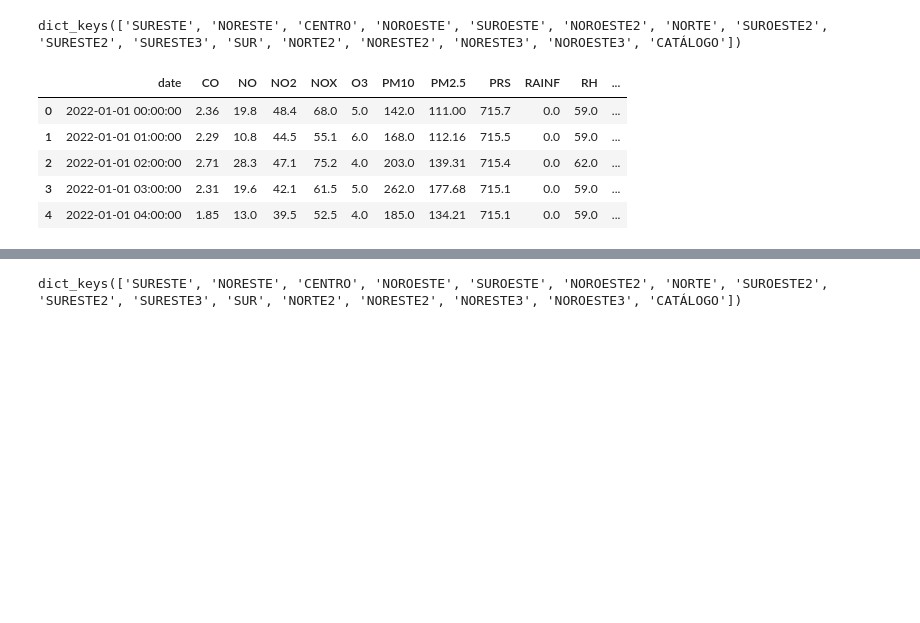
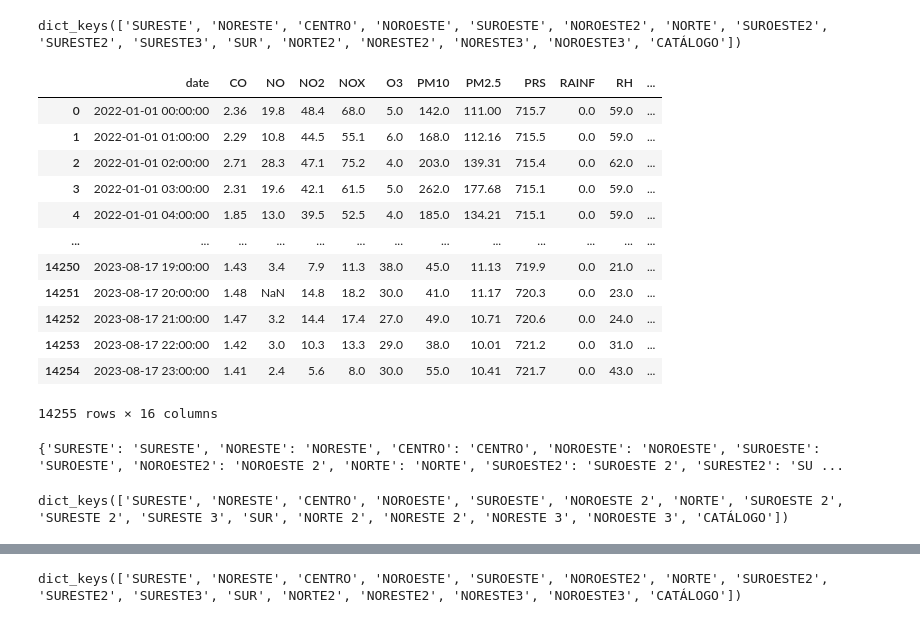
Before and after one commit to Huesoro/Multivariate_Analysis, a Jupyter notebook: DEA.ipynb, the cells around one changed output, grey strips where cells are left out. Drawn from its saved outputs; the diff is of its cells as text; code cells hidden in the pictures; blank space fills up the shorter version.

```diff
--- a/DEA.ipynb
+++ b/DEA.ipynb
@@ -3,5 +3,8 @@ import pandas as pd
 import numpy as np
 import matplotlib.pyplot as plt
 import seaborn as sns
+# %%
+#Put unlimited max columns when displaying dataframes
+pd.set_option('display.max_columns', None)
 # %%
 df2023_2024 = pd.read_excel("DATOS HISTÓRICOS 2023_2024_TODAS ESTACIONES_ITESM.xlsx")
@@ -48,11 +85,46 @@ df2022_2023.keys()
 dict_keys(['SURESTE', 'NORESTE', 'CENTRO', 'NOROESTE', 'SUROESTE', 'NOROESTE2', 'NORTE', 'SUROESTE2', 'SURESTE2', 'SURESTE3', 'SUR', 'NORTE2', 'NORESTE2', 'NORESTE3', 'NOROESTE3', 'CATÁLOGO'])
 # %%
 #Access to SURESTE sheet
-df2022_2023["SURESTE"].head()
+df2022_2023["SURESTE"]
 # %% [output]
 |  | date | CO | NO | NO2 | NOX | O3 | PM10 | PM2.5 | PRS | RAINF | RH | ... |
 | 0 | 2022-01-01 00:00:00 | 2.36 | 19.8 | 48.4 | 68.0 | 5.0 | 142.0 | 111.00 | 715.7 | 0.0 | 59.0 | ... |
 | 1 | 2022-01-01 01:00:00 | 2.29 | 10.8 | 44.5 | 55.1 | 6.0 | 168.0 | 112.16 | 715.5 | 0.0 | 59.0 | ... |
 | 2 | 2022-01-01 02:00:00 | 2.71 | 28.3 | 47.1 | 75.2 | 4.0 | 203.0 | 139.31 | 715.4 | 0.0 | 62.0 | ... |
 | 3 | 2022-01-01 03:00:00 | 2.31 | 19.6 | 42.1 | 61.5 | 5.0 | 262.0 | 177.68 | 715.1 | 0.0 | 59.0 | ... |
 | 4 | 2022-01-01 04:00:00 | 1.85 | 13.0 | 39.5 | 52.5 | 4.0 | 185.0 | 134.21 | 715.1 | 0.0 | 59.0 | ... |
+| ... | ... | ... | ... | ... | ... | ... | ... | ... | ... | ... | ... | ... |
+| 14250 | 2023-08-17 19:00:00 | 1.43 | 3.4 | 7.9 | 11.3 | 38.0 | 45.0 | 11.13 | 719.9 | 0.0 | 21.0 | ... |
+| 14251 | 2023-08-17 20:00:00 | 1.48 | NaN | 14.8 | 18.2 | 30.0 | 41.0 | 11.17 | 720.3 | 0.0 | 23.0 | ... |
+| 14252 | 2023-08-17 21:00:00 | 1.47 | 3.2 | 14.4 | 17.4 | 27.0 | 49.0 | 10.71 | 720.6 | 0.0 | 24.0 | ... |
+| 14253 | 2023-08-17 22:00:00 | 1.42 | 3.0 | 10.3 | 13.3 | 29.0 | 38.0 | 10.01 | 721.2 | 0.0 | 31.0 | ... |
+| 14254 | 2023-08-17 23:00:00 | 1.41 | 2.4 | 5.6 | 8.0 | 30.0 | 55.0 | 10.41 | 721.7 | 0.0 | 43.0 | ... |
+14255 rows × 16 columns
+# %%
+
+# Create a new dictionary to store modified keys
+modified_keys = {}
+
+for key in df2022_2023.keys():
+    # Check if the last character is a digit
+    if key[-1].isdigit():
+        # Modify the key as the original name minus the digit + "digit"
+        new_key = key[:-1] + " " + key[-1]
+    else:
+        # Keep the original key
+        new_key = key
+    # Add to the modified keys dictionary
+    modified_keys[key] = new_key
+
+# Output the modified keys
+print(modified_keys)
+# %% [output]
+{'SURESTE': 'SURESTE', 'NORESTE': 'NORESTE', 'CENTRO': 'CENTRO', 'NOROESTE': 'NOROESTE', 'SUROESTE': 'SUROESTE', 'NOROESTE2': 'NOROESTE 2', 'NORTE': 'NORTE', 'SUROESTE2': 'SUROESTE 2', 'SURESTE2': 'SU ...
+# %%
+df2022_2023.keys()
+modified_keys
+# Change the keys of df 2022_2023 with the modified keys
+df2022_2023 = {modified_keys[key]: df for key, df in df2022_2023.items()}
+df2022_2023.keys()
+# %% [output]
+dict_keys(['SURESTE', 'NORESTE', 'CENTRO', 'NOROESTE', 'SUROESTE', 'NOROESTE 2', 'NORTE', 'SUROESTE 2', 'SURESTE 2', 'SURESTE 3', 'SUR', 'NORTE 2', 'NORESTE 2', 'NORESTE 3', 'NOROESTE 3', 'CATÁLOGO'])
```
Also changed, not shown: parts of 26 cells of this notebook.
